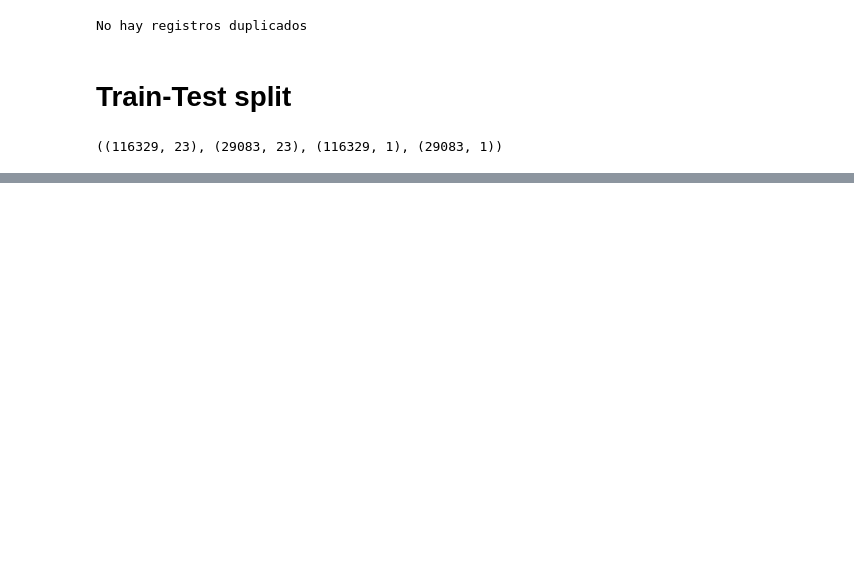
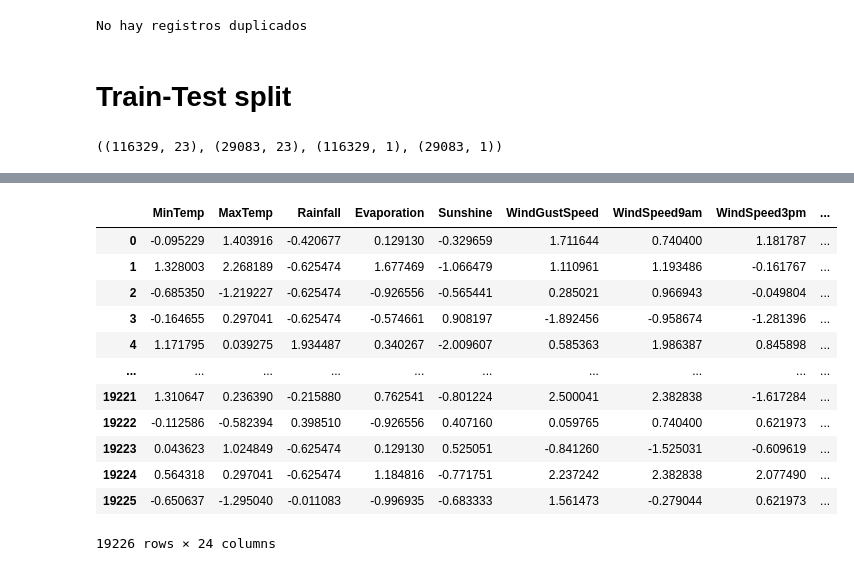
Before and after one commit to itssofiarce/AA1-TUIA-Petetta-Arce, a Jupyter notebook: regr_nn.ipynb, the cells around one changed output, grey strips where cells are left out. Saved outputs shown, nothing was run; the diff lists cells and outputs as text; code cells hidden in the pictures; blank space fills up the shorter version.

```diff
--- a/regr_nn.ipynb
+++ b/regr_nn.ipynb
@@ -346,5 +388,21 @@ Train MSE: 0.004595415991940284, Validation MSE: 0.005742772783161047
 # %%
 import shap
+# %%
+X_train_regresion
+# %% [output]
+|  | MinTemp | MaxTemp | Rainfall | Evaporation | Sunshine | WindGustSpeed | WindSpeed9am | WindSpeed3pm | ... |
+| 0 | -0.095229 | 1.403916 | -0.420677 | 0.129130 | -0.329659 | 1.711644 | 0.740400 | 1.181787 | ... |
+| 1 | 1.328003 | 2.268189 | -0.625474 | 1.677469 | -1.066479 | 1.110961 | 1.193486 | -0.161767 | ... |
+| 2 | -0.685350 | -1.219227 | -0.625474 | -0.926556 | -0.565441 | 0.285021 | 0.966943 | -0.049804 | ... |
+| 3 | -0.164655 | 0.297041 | -0.625474 | -0.574661 | 0.908197 | -1.892456 | -0.958674 | -1.281396 | ... |
+| 4 | 1.171795 | 0.039275 | 1.934487 | 0.340267 | -2.009607 | 0.585363 | 1.986387 | 0.845898 | ... |
+| ... | ... | ... | ... | ... | ... | ... | ... | ... | ... |
+| 19221 | 1.310647 | 0.236390 | -0.215880 | 0.762541 | -0.801224 | 2.500041 | 2.382838 | -1.617284 | ... |
+| 19222 | -0.112586 | -0.582394 | 0.398510 | -0.926556 | 0.407160 | 0.059765 | 0.740400 | 0.621973 | ... |
+| 19223 | 0.043623 | 1.024849 | -0.625474 | 0.129130 | 0.525051 | -0.841260 | -1.525031 | -0.609619 | ... |
+| 19224 | 0.564318 | 0.297041 | -0.625474 | 1.184816 | -0.771751 | 2.237242 | 2.382838 | 2.077490 | ... |
+| 19225 | -0.650637 | -1.295040 | -0.011083 | -0.996935 | -0.683333 | 1.561473 | -0.279044 | 0.621973 | ... |
+19226 rows × 24 columns
 # %%
 explainer = shap.Explainer(best_model,
                             X_train_regresion.values,
```
Also changed, not shown: parts of 16 cells of this notebook.
